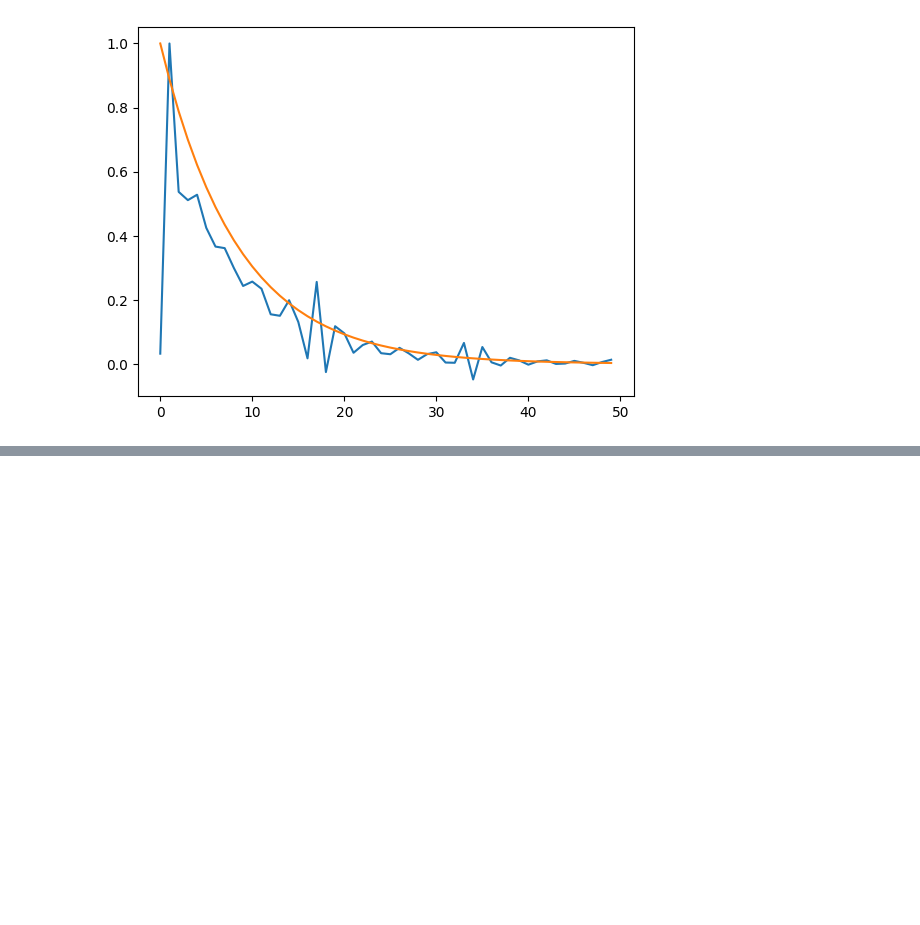
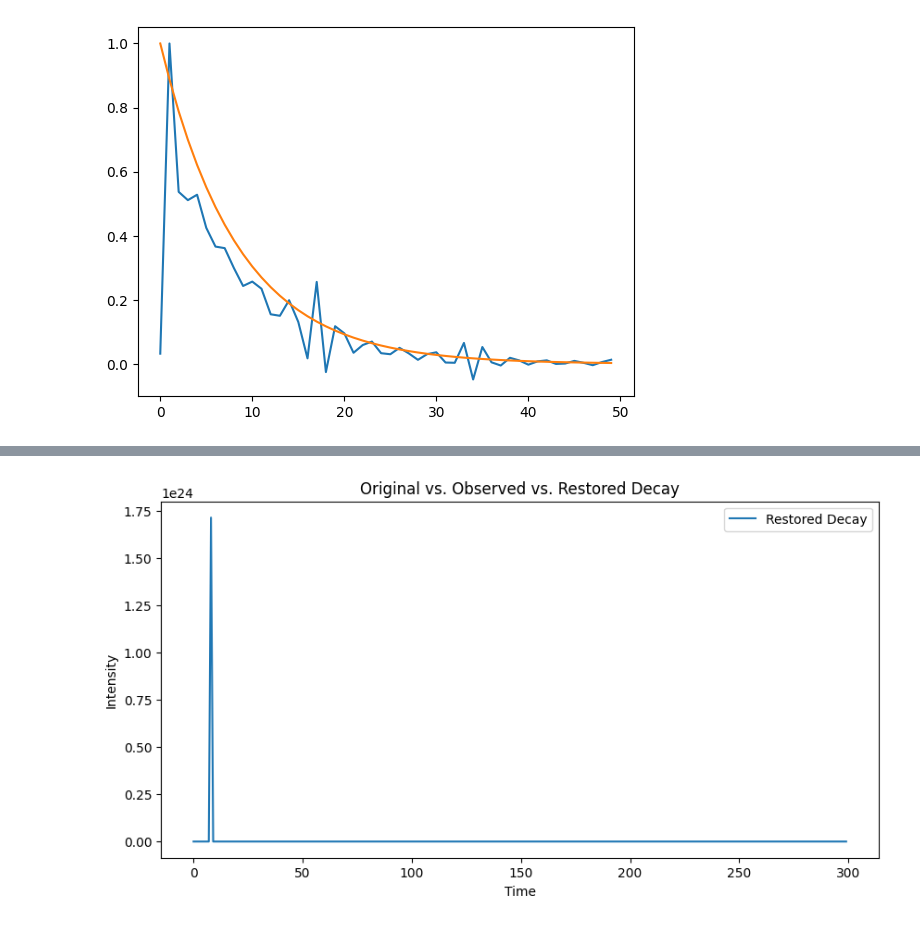
Before and after one commit to zoccoler/FLIM_analysis, a Jupyter notebook: notebooks/creating_IRF.ipynb, the cells around one changed output, grey strips where cells are left out. Saved outputs shown, nothing was run; the diff lists cells and outputs as text; code cells hidden in the pictures; blank space fills up the shorter version.

```diff
--- a/notebooks/creating_IRF.ipynb
+++ b/notebooks/creating_IRF.ipynb
@@ -181,0 +223,11 @@ plt.plot(normalized_counts[:50])
+# %%
+observed_G, observed_S = fft(lifetime_counts).real, fft(lifetime_counts).imag
+# %%
+psf_G, psf_S = fft(syn_irf[:16]).real, fft(syn_irf[:16]).imag
+# %%
+# Initial estimates for G and S phasor components
+G = observed_G.copy()
+S = observed_S.copy()
+
+iterations = 50
+alpha = 0.1  # Regularization strength
@@ -181,0 +236,13 @@ plt.plot(normalized_counts[:50])
+# %%
+for _ in range(iterations):
+    print(_)
+    error_G = observed_G / fftconvolve(G, psf_G, mode='same')
+    error_S = observed_S / fftconvolve(S, psf_S, mode='same')
+
+    # Richardson-Lucy update
+    G *= fftconvolve(error_G, psf_G[::-1], mode='same')
+    S *= fftconvolve(error_S, psf_S[::-1], mode='same')
+
+    # Apply total variation regularization
+    G = denoise_tv_chambolle(G, weight=alpha)
+    S = denoise_tv_chambolle(S, weight=alpha)
@@ -181,0 +267,13 @@ plt.plot(normalized_counts[:50])
+# %%
+restored_decay = G * convolve(G, lifetime_counts, mode='same') + S * convolve(S, lifetime_counts, mode='same')
+
+# Plot the original, observed, and restored fluorescence decay curves
+plt.figure(figsize=(10, 5))
+plt.plot(restored_decay, label='Restored Decay')
+plt.legend()
+plt.xlabel('Time')
+plt.ylabel('Intensity')
+plt.title('Original vs. Observed vs. Restored Decay')
+plt.show()
+# %% [output]
+[figure, added]
```
Also changed, not shown: parts of 5 cells of this notebook, 1 other file.
